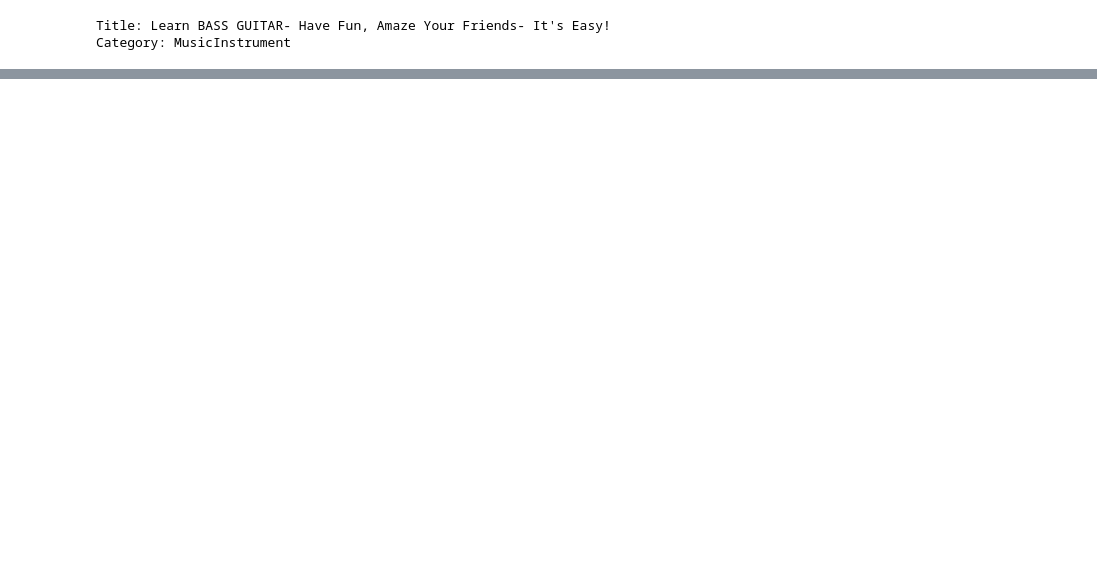
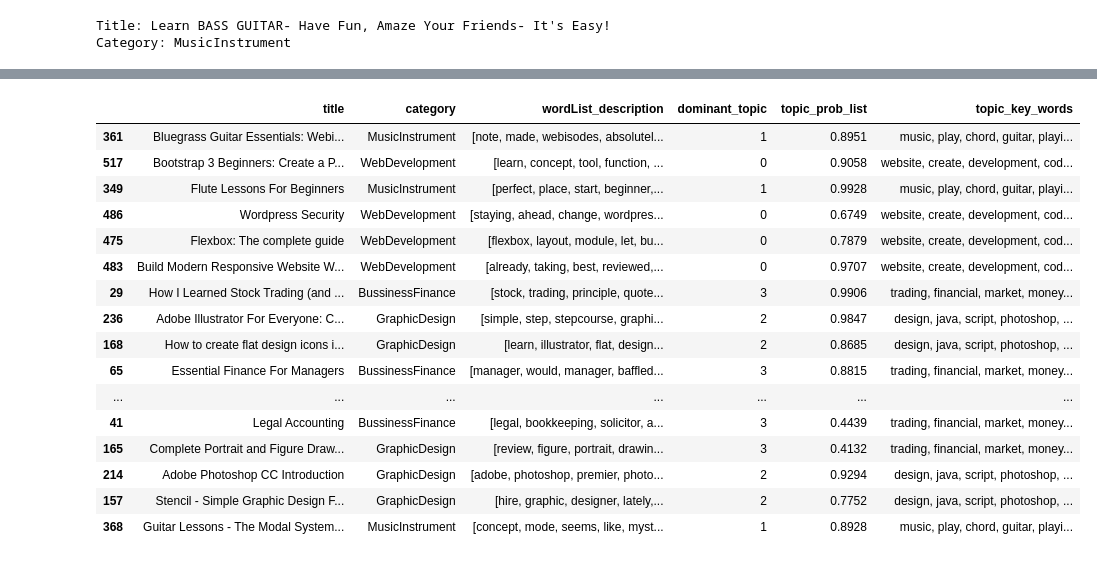
Before and after one commit to Daesparz/analysis_udemy_courses, a Jupyter notebook: Data_analysis/web_scraping_pipeline_Part3.ipynb, the cells around one changed output, grey strips where cells are left out. Saved outputs shown, nothing was run; the diff lists cells and outputs as text; code cells hidden in the pictures; blank space fills up the shorter version.

```diff
--- a/Data_analysis/web_scraping_pipeline_Part3.ipynb
+++ b/Data_analysis/web_scraping_pipeline_Part3.ipynb
@@ -629,0 +638,2 @@ df_predicted_topics = pd.DataFrame()
+# %%
+df_predictions = df_test.copy()
@@ -632,16 +644,16 @@ topic_num_list = []
 topic_prob_list = []
 topic_key_words = []
 
-for i in range(len(bow_tests)):
+for i in range(len(df_test)):
     for index, score in enumerate(ldaMulticore_model[bow_tests[i]]):
         row = sorted(ldaMulticore_model[bow_tests[i]], key=lambda tup: -1*tup[1])
         for j, (topic_num, topic_prob) in enumerate(row):
             if j==0:
                 wp = ldaMulticore_model.show_topic(topic_num)
                 topic_keywords = ', '.join([word for word, prop in wp])
-                topic_num_list.append(int(topic_num))
-                topic_prob_list.append(round(topic_prob, 4))
-                topic_key_words.append(topic_keywords)
-#                 df_predicted_topics.append(pd.Series([int(topic_num), round(topic_prob, 4), topic_keywords]), ignore_index=True)
-            else:
-                continue
+                dominant_topic = topic_num
+                dominant_probability = topic_prob
+                dominant_keywords = topic_keywords
+    topic_num_list.append(int(dominant_topic))
+    topic_prob_list.append(round(dominant_probability, 4))
+    topic_key_words.append(dominant_keywords)
@@ -654,0 +666,20 @@ df_predicted_topics = pd.concat([title, category, df_predicted_topics], axis=1)
+# %%
+df_TopicModeling.sample(n=20, random_state=1)
+# %% [output]
+|  | title | category | wordList_description | dominant_topic | topic_prob_list | topic_key_words |
+| 361 | Bluegrass Guitar Essentials: Webi... | MusicInstrument | [note, made, webisodes, absolutel... | 1 | 0.8951 | music, play, chord, guitar, playi... |
+| 517 | Bootstrap 3 Beginners: Create a P... | WebDevelopment | [learn, concept, tool, function, ... | 0 | 0.9058 | website, create, development, cod... |
+| 349 | Flute Lessons For Beginners | MusicInstrument | [perfect, place, start, beginner,... | 1 | 0.9928 | music, play, chord, guitar, playi... |
+| 486 | Wordpress Security | WebDevelopment | [staying, ahead, change, wordpres... | 0 | 0.6749 | website, create, development, cod... |
+| 475 | Flexbox: The complete guide | WebDevelopment | [flexbox, layout, module, let, bu... | 0 | 0.7879 | website, create, development, cod... |
+| 483 | Build Modern Responsive Website W... | WebDevelopment | [already, taking, best, reviewed,... | 0 | 0.9707 | website, create, development, cod... |
+| 29 | How I Learned Stock Trading (and ... | BussinessFinance | [stock, trading, principle, quote... | 3 | 0.9906 | trading, financial, market, money... |
+| 236 | Adobe Illustrator For Everyone: C... | GraphicDesign | [simple, step, stepcourse, graphi... | 2 | 0.9847 | design, java, script, photoshop, ... |
+| 168 | How to create flat design icons i... | GraphicDesign | [learn, illustrator, flat, design... | 2 | 0.8685 | design, java, script, photoshop, ... |
+| 65 | Essential Finance For Managers | BussinessFinance | [manager, would, manager, baffled... | 3 | 0.8815 | trading, financial, market, money... |
+| ... | ... | ... | ... | ... | ... | ... |
+| 41 | Legal Accounting | BussinessFinance | [legal, bookkeeping, solicitor, a... | 3 | 0.4439 | trading, financial, market, money... |
+| 165 | Complete Portrait and Figure Draw... | GraphicDesign | [review, figure, portrait, drawin... | 3 | 0.4132 | trading, financial, market, money... |
+| 214 | Adobe Photoshop CC Introduction | GraphicDesign | [adobe, photoshop, premier, photo... | 2 | 0.9294 | design, java, script, photoshop, ... |
+| 157 | Stencil - Simple Graphic Design F... | GraphicDesign | [hire, graphic, designer, lately,... | 2 | 0.7752 | design, java, script, photoshop, ... |
+| 368 | Guitar Lessons - The Modal System... | MusicInstrument | [concept, mode, seems, like, myst... | 1 | 0.8928 | music, play, chord, guitar, playi... |
```
Also changed, not shown: parts of 38 cells of this notebook.
